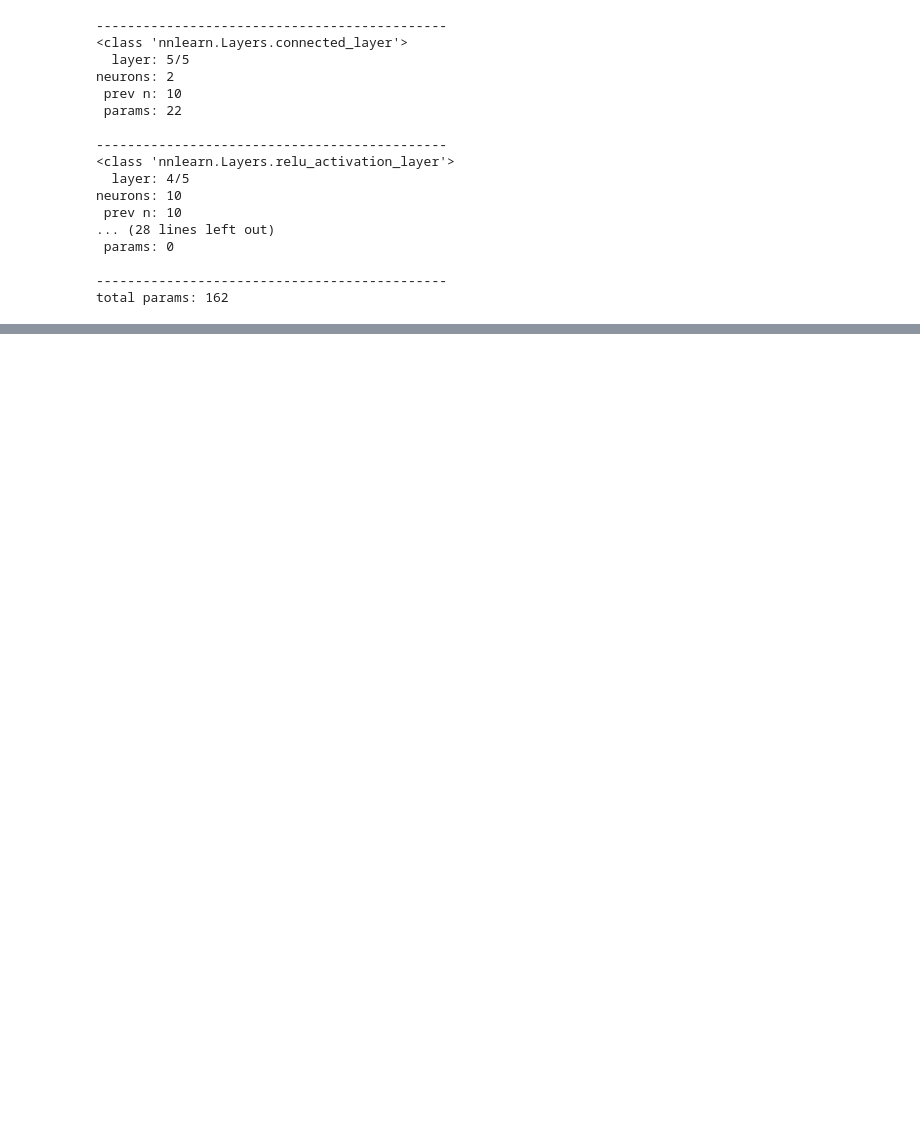
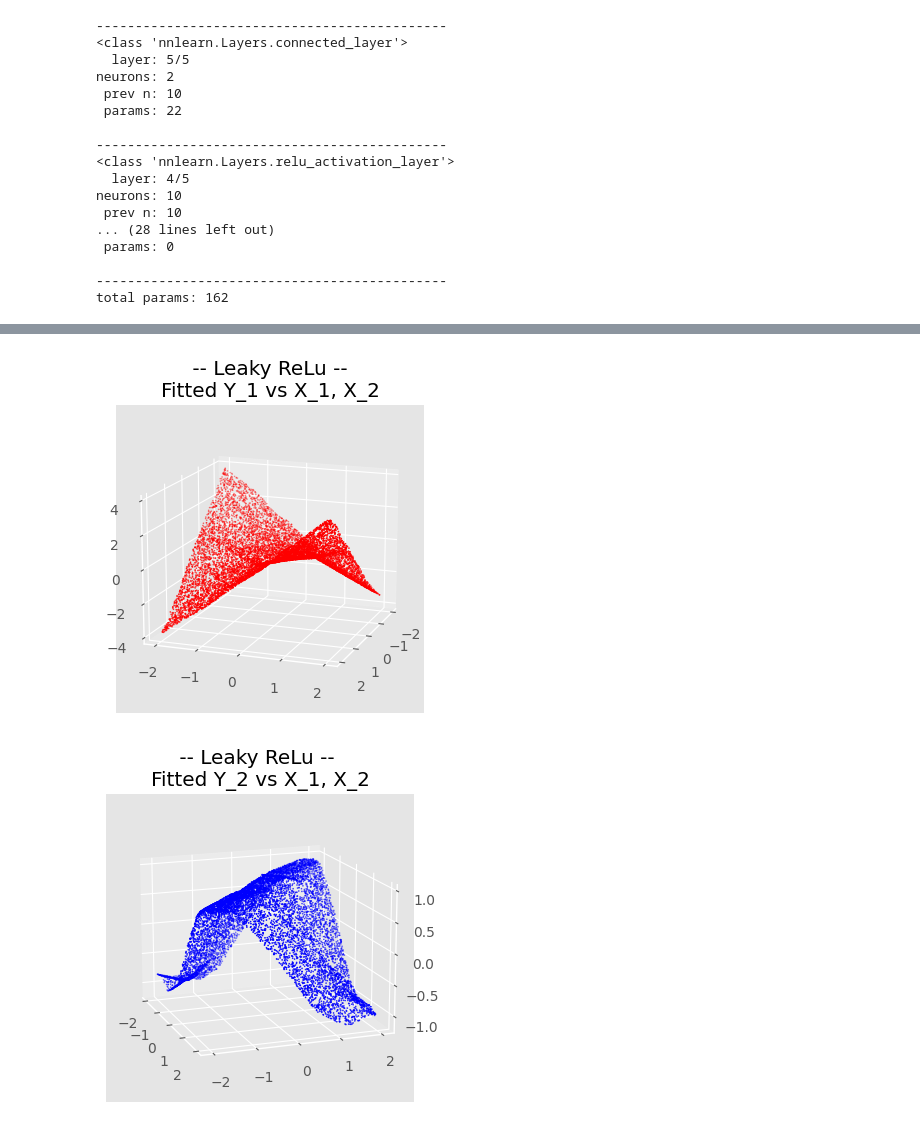
Before and after one commit to morganhawkins/NeuralNetwork, a Jupyter notebook: test_network.ipynb, the cells around one changed output, grey strips where cells are left out. Saved outputs shown, nothing was run; the diff lists cells and outputs as text; code cells hidden in the pictures; blank space fills up the shorter version.

```diff
--- a/test_network.ipynb
+++ b/test_network.ipynb
@@ -135,0 +202,25 @@ plt.show()
+# %%
+plt.figure(figsize = (4,4))
+
+
+ax = plt.axes(projection = "3d")
+plt.title(" -- Leaky ReLu -- \nFitted Y_1 vs X_1, X_2")
+
+ax.scatter(x_test[:,0], x_test[:,1], y_test_fitted_leaky_relu[:,0], s = .5, color = 'r', label = 'y_1')
+
+ax.view_init(15, 20)
+plt.show()
+
+
+
+plt.figure(figsize=(4,4))
+ax = plt.axes(projection = "3d")
+plt.title(" -- Leaky ReLu --  \nFitted Y_2 vs X_1, X_2")
+
+ax.scatter(x_test[:,0], x_test[:,1], y_test_fitted_leaky_relu[:,1], s = .5, color = 'b', label = "y_2")
+
+ax.view_init(15, -20)
+plt.show()
+# %% [output]
+[figure, added]
+[figure, added]
```
Also changed, not shown: parts of 9 cells of this notebook, 4 other files.
